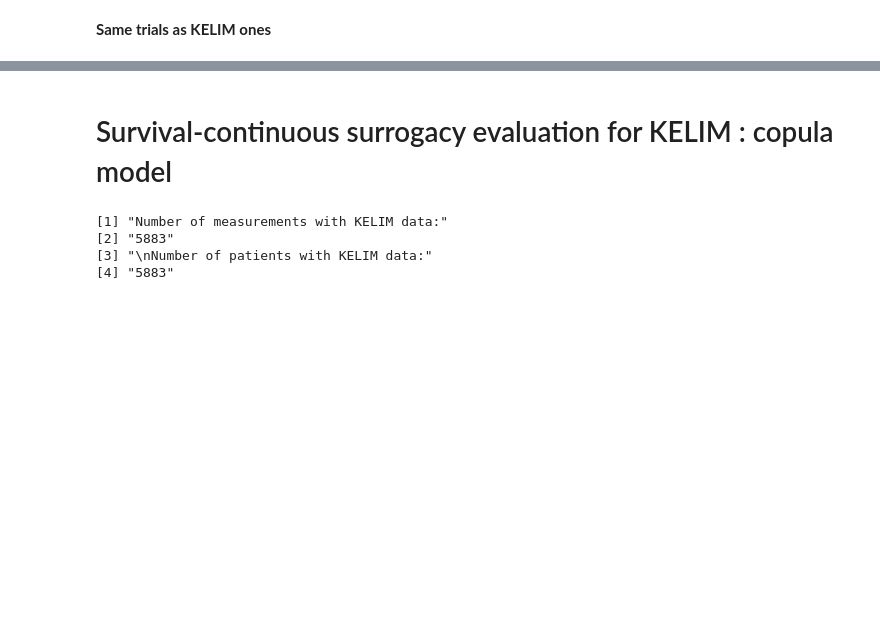
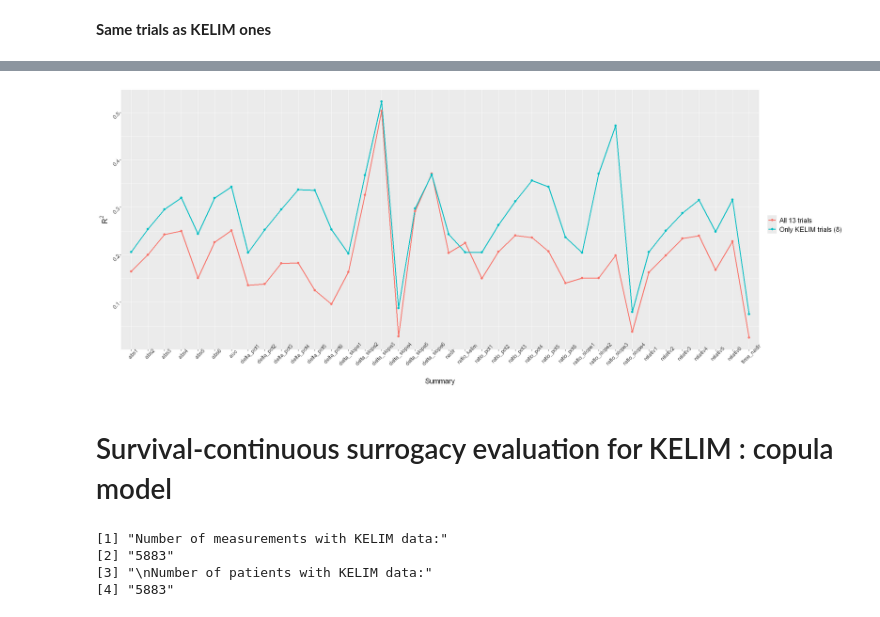
Before and after one commit to Kodro23/Surrogacy_evaluation_CA125, a Jupyter notebook: notebooks/Surrogacy_evaluation_of_CA125_lcmm.ipynb, the cells around one changed output, grey strips where cells are left out. Drawn from its saved outputs; the diff is of its cells as text; code cells hidden in the pictures; blank space fills up the shorter version.

Commit message:
Bootstrap Kelim

```diff
--- a/notebooks/Surrogacy_evaluation_of_CA125_lcmm.ipynb
+++ b/notebooks/Surrogacy_evaluation_of_CA125_lcmm.ipynb
@@ -1362,32 +1238,23 @@ boot_summary2
 # %% [markdown]
 **Same trials as KELIM ones**
 # %%
+
 #Boostrap for r2 CI
 set.seed(123)
-
-B <- 2000
 n <- nrow(trial_results[-c(1,3,4,8,13), ])
 
-boot_r2 <- matrix(NA, nrow = B, ncol = 23)
-colnames(boot_r2) <- c("nadir","time_nadir","auc","beta_kelim", "delta_kelim","pct1","pct2","pct3", "pct4", "pct5","pct6",
-                       "slope1","slope2","slope3","slope4", "slope5","slope6",
-                       "abs1","abs2","abs3","abs4","abs5","abs6")
+boot_r2 <- matrix(NA_real_, nrow = B, ncol = length(model_formulas))
+colnames(boot_r2) <- names(model_formulas)
 
-for (b in 1:B) {
-
-  idx <- sample(1:n, size = n, replace = TRUE)
-  data_b <- trial_results[-c(1,3,4,8,13), ][idx, ]
-
-  boot_r2[b, ] <- get_r2_models(data=data_b)
+for (b in seq_len(B)) {
+  idx <- sample.int(n,size = n,replace = TRUE)
+  data_b <- trial_results_ [-c(1,3,4,8,13), ][idx, ]
+  boot_r2[b, ] <- get_r2_models(data_b)
 }
 boot_summary3 <- data.frame(
   model = colnames(boot_r2),
-
-  R2 = apply(boot_r2, 2, mean, na.rm = TRUE),
-
-  R2_low = apply(boot_r2, 2, quantile, 0.025, na.rm = TRUE),
-
-  R2_high = apply(boot_r2, 2, quantile, 0.975, na.rm = TRUE)
+  R2 = colMeans(boot_r2,na.rm = TRUE),
+  R2_low = apply(boot_r2,2,quantile,probs = 0.025,na.rm = TRUE),
+  R2_high = apply(boot_r2,2,quantile,probs = 0.975,na.rm = TRUE)
 )
-
 boot_summary3
@@ -1394,24 +1287,26 @@ boot_summary3
 # %%
 ggplot(rbind(
-  boot_summary1 %>% rownames_to_column("summary") %>% filter(!summary %in% c("beta_kelim", "delta_kelim"))%>% mutate(dataset = "All 13 trials"),
+  boot_summary %>% rownames_to_column("summary") %>% filter(!summary %in% c("beta_kelim", "delta_kelim"))%>% mutate(dataset = "All 13 trials"),
   boot_summary3 %>% rownames_to_column("summary") %>% filter(!summary %in% c("beta_kelim", "delta_kelim"))%>% mutate(dataset = "Only KELIM trials (8)")
 ),
        aes(x = summary,
            y = R2,
            color = dataset,
            group = dataset)) +
   geom_line(linewidth = 1) +
   geom_point(size = 2) +
   theme(
     axis.title = element_text(size = 14),
-    axis.text = element_text(size = 12),
+    axis.text = element_text(size = 10,angle = 45),
     legend.title = element_text(size = 14),
     legend.text = element_text(size = 13),
     plot.title = element_text(size = 18)
   ) +
   labs(x = "Summary",
        y = expression(R^2),
        color = "")
+# %% [output]
+[figure, added]
 # %% [markdown]
 # Survival-continuous surrogacy evaluation for KELIM : copula model
 # %%
```
Also changed, not shown: parts of 54 cells of this notebook.
